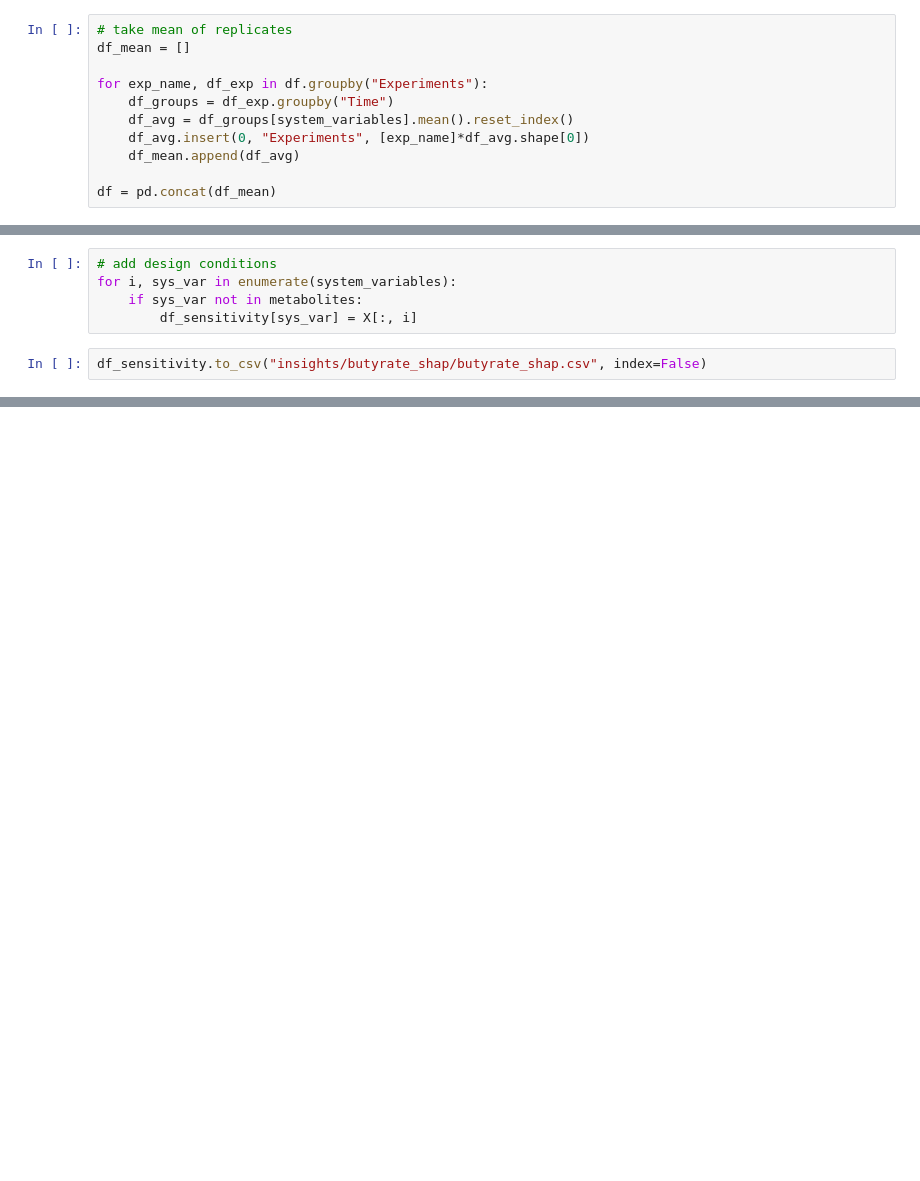
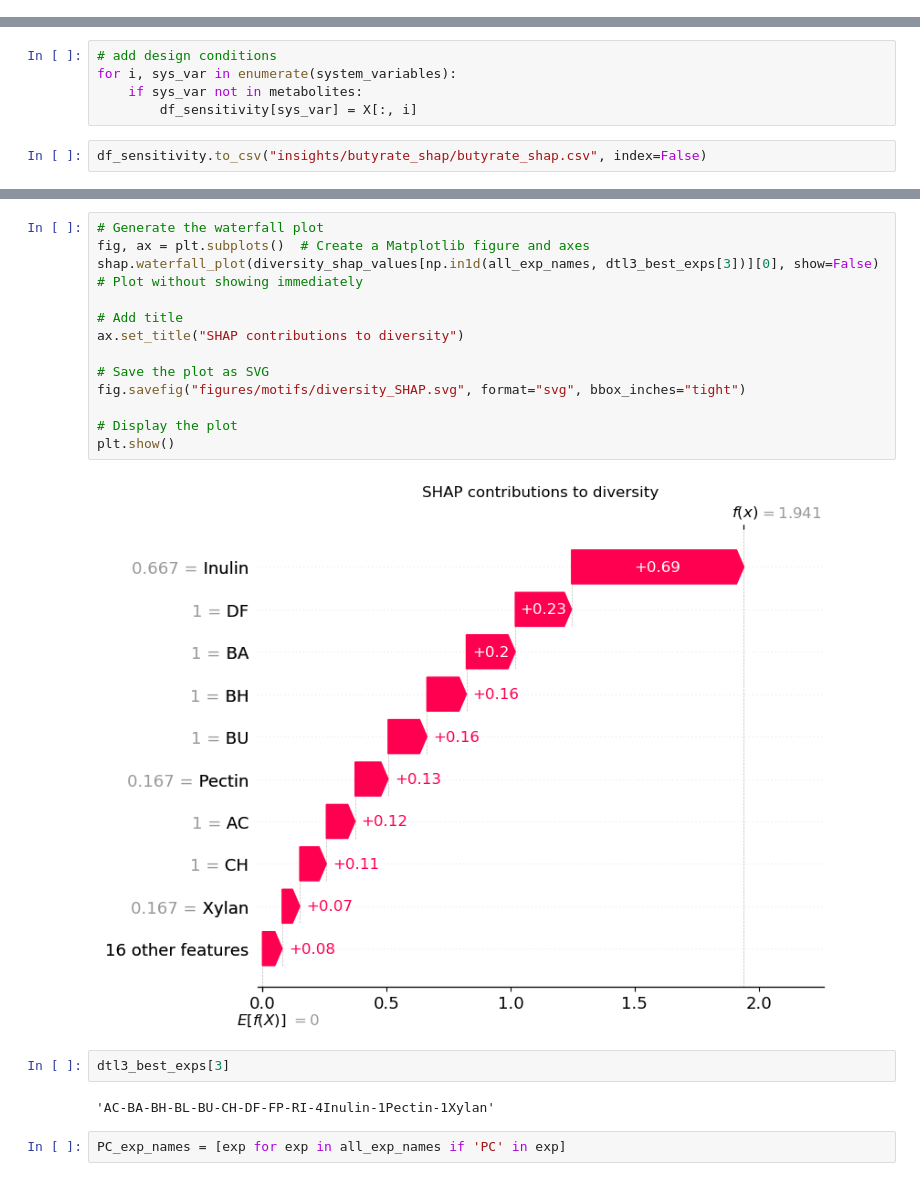
Before and after one commit to VenturelliLab/Connors-Thompson_et_al_2026, a Jupyter notebook: MiRNN Sensitivity (Butyrate SHAP).ipynb, the cells around one changed output, grey strips where cells are left out. Drawn from its saved outputs; the diff is of its cells as text; blank space fills up the shorter version.

```diff
--- a/MiRNN Sensitivity (Butyrate SHAP).ipynb
+++ b/MiRNN Sensitivity (Butyrate SHAP).ipynb
@@ -112,11 +72,0 @@ df = pd.concat((df_exp0, df_exp1, df_exp2, df_exp3, df_val, df_bad, df_bst))
-# %%
-# take mean of replicates
-df_mean = []
-
-for exp_name, df_exp in df.groupby("Experiments"):
-    df_groups = df_exp.groupby("Time")
-    df_avg = df_groups[system_variables].mean().reset_index()
-    df_avg.insert(0, "Experiments", [exp_name]*df_avg.shape[0])
-    df_mean.append(df_avg)
-
-df = pd.concat(df_mean)
@@ -261,0 +286,21 @@ df_sensitivity.to_csv("insights/butyrate_shap/butyrate_shap.csv", index=False)
+# %%
+# Generate the waterfall plot
+fig, ax = plt.subplots()  # Create a Matplotlib figure and axes
+shap.waterfall_plot(diversity_shap_values[np.in1d(all_exp_names, dtl3_best_exps[3])][0], show=False)  # Plot without showing immediately
+
+# Add title
+ax.set_title("SHAP contributions to diversity")
+
+# Save the plot as SVG
+fig.savefig("figures/motifs/diversity_SHAP.svg", format="svg", bbox_inches="tight")
+
+# Display the plot
+plt.show()
+# %% [output]
+[figure, added]
+# %%
+dtl3_best_exps[3]
+# %% [output]
+'AC-BA-BH-BL-BU-CH-DF-FP-RI-4Inulin-1Pectin-1Xylan'
+# %%
+PC_exp_names = [exp for exp in all_exp_names if 'PC' in exp]
```
Also changed, not shown: parts of 24 cells of this notebook, 37 other files.
